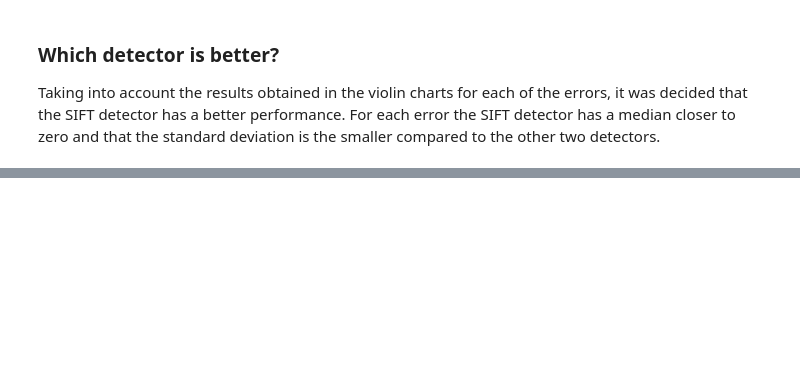
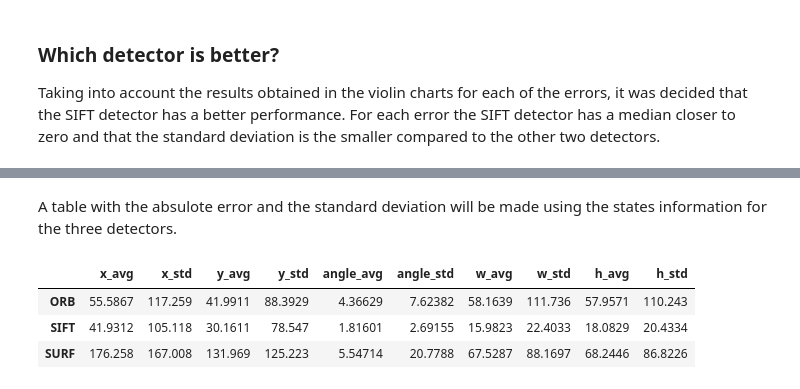
Before and after one commit to apinto25/autonomous_landing_data_analysis, a Jupyter notebook: detection_analysis.ipynb, the cells around one changed output, grey strips where cells are left out. Cells and saved outputs as stored; diff of their text form; code cells hidden in the pictures; blank space fills up the shorter version.

```diff
--- a/detection_analysis.ipynb
+++ b/detection_analysis.ipynb
@@ -309,0 +310,50 @@ plt.show()
+# %% [markdown]
+A table with the absulote error and the standard deviation will be made using the states information for the three detectors.
+# %%
+detection_df = pd.DataFrame(columns=["x_avg", "x_std", "y_avg", "y_std",
+                                     "angle_avg", "angle_std", "w_avg", "w_std",
+                                     "h_avg", "h_std"],
+                           index=["ORB", "SIFT", "SURF"])
+
+detection_df["x_avg"]["ORB"] = error_states_df["ORB_detection_center_x"].mean()
+detection_df["y_avg"]["ORB"] = error_states_df["ORB_detection_center_y"].mean()
+detection_df["angle_avg"]["ORB"] = error_states_df["ORB_detection_angle"].mean()
+detection_df["w_avg"]["ORB"] = error_states_df["ORB_detection_width"].mean()
+detection_df["h_avg"]["ORB"] = error_states_df["ORB_detection_height"].mean()
+
+detection_df["x_std"]["ORB"] = error_states_df["ORB_detection_center_x"].std()
+detection_df["y_std"]["ORB"] = error_states_df["ORB_detection_center_y"].std()
+detection_df["angle_std"]["ORB"] = error_states_df["ORB_detection_angle"].std()
+detection_df["w_std"]["ORB"] = error_states_df["ORB_detection_width"].std()
+detection_df["h_std"]["ORB"] = error_states_df["ORB_detection_height"].std()
+
+detection_df["x_avg"]["SIFT"] = error_states_df["SIFT_detection_center_x"].mean()
+detection_df["y_avg"]["SIFT"] = error_states_df["SIFT_detection_center_y"].mean()
+detection_df["angle_avg"]["SIFT"] = error_states_df["SIFT_detection_angle"].mean()
+detection_df["w_avg"]["SIFT"] = error_states_df["SIFT_detection_width"].mean()
+detection_df["h_avg"]["SIFT"] = error_states_df["SIFT_detection_height"].mean()
+
+detection_df["x_std"]["SIFT"] = error_states_df["SIFT_detection_center_x"].std()
+detection_df["y_std"]["SIFT"] = error_states_df["SIFT_detection_center_y"].std()
+detection_df["angle_std"]["SIFT"] = error_states_df["SIFT_detection_angle"].std()
+detection_df["w_std"]["SIFT"] = error_states_df["SIFT_detection_width"].std()
+detection_df["h_std"]["SIFT"] = error_states_df["SIFT_detection_height"].std()
+
+detection_df["x_avg"]["SURF"] = error_states_df["SURF_detection_center_x"].mean()
+detection_df["y_avg"]["SURF"] = error_states_df["SURF_detection_center_y"].mean()
+detection_df["angle_avg"]["SURF"] = error_states_df["SURF_detection_angle"].mean()
+detection_df["w_avg"]["SURF"] = error_states_df["SURF_detection_width"].mean()
+detection_df["h_avg"]["SURF"] = error_states_df["SURF_detection_height"].mean()
+
+detection_df["x_std"]["SURF"] = error_states_df["SURF_detection_center_x"].std()
+detection_df["y_std"]["SURF"] = error_states_df["SURF_detection_center_y"].std()
+detection_df["angle_std"]["SURF"] = error_states_df["SURF_detection_angle"].std()
+detection_df["w_std"]["SURF"] = error_states_df["SURF_detection_width"].std()
+detection_df["h_std"]["SURF"] = error_states_df["SURF_detection_height"].std()
+
+detection_df
+# %% [output]
+|  | x_avg | x_std | y_avg | y_std | angle_avg | angle_std | w_avg | w_std | h_avg | h_std |
+| ORB | 55.5867 | 117.259 | 41.9911 | 88.3929 | 4.36629 | 7.62382 | 58.1639 | 111.736 | 57.9571 | 110.243 |
+| SIFT | 41.9312 | 105.118 | 30.1611 | 78.547 | 1.81601 | 2.69155 | 15.9823 | 22.4033 | 18.0829 | 20.4334 |
+| SURF | 176.258 | 167.008 | 131.969 | 125.223 | 5.54714 | 20.7788 | 67.5287 | 88.1697 | 68.2446 | 86.8226 |
```
Also changed, not shown: parts of 5 cells of this notebook, 2 other files.
